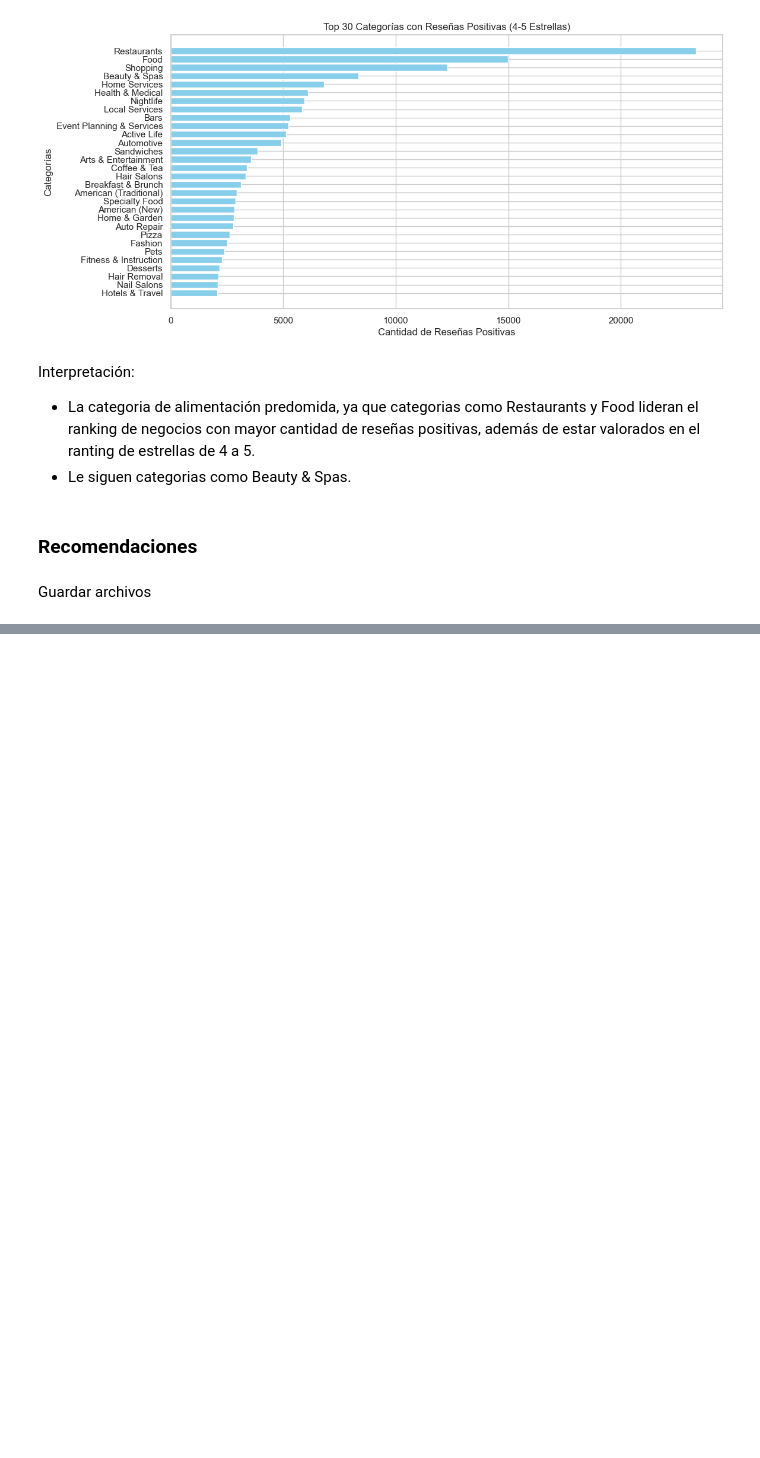
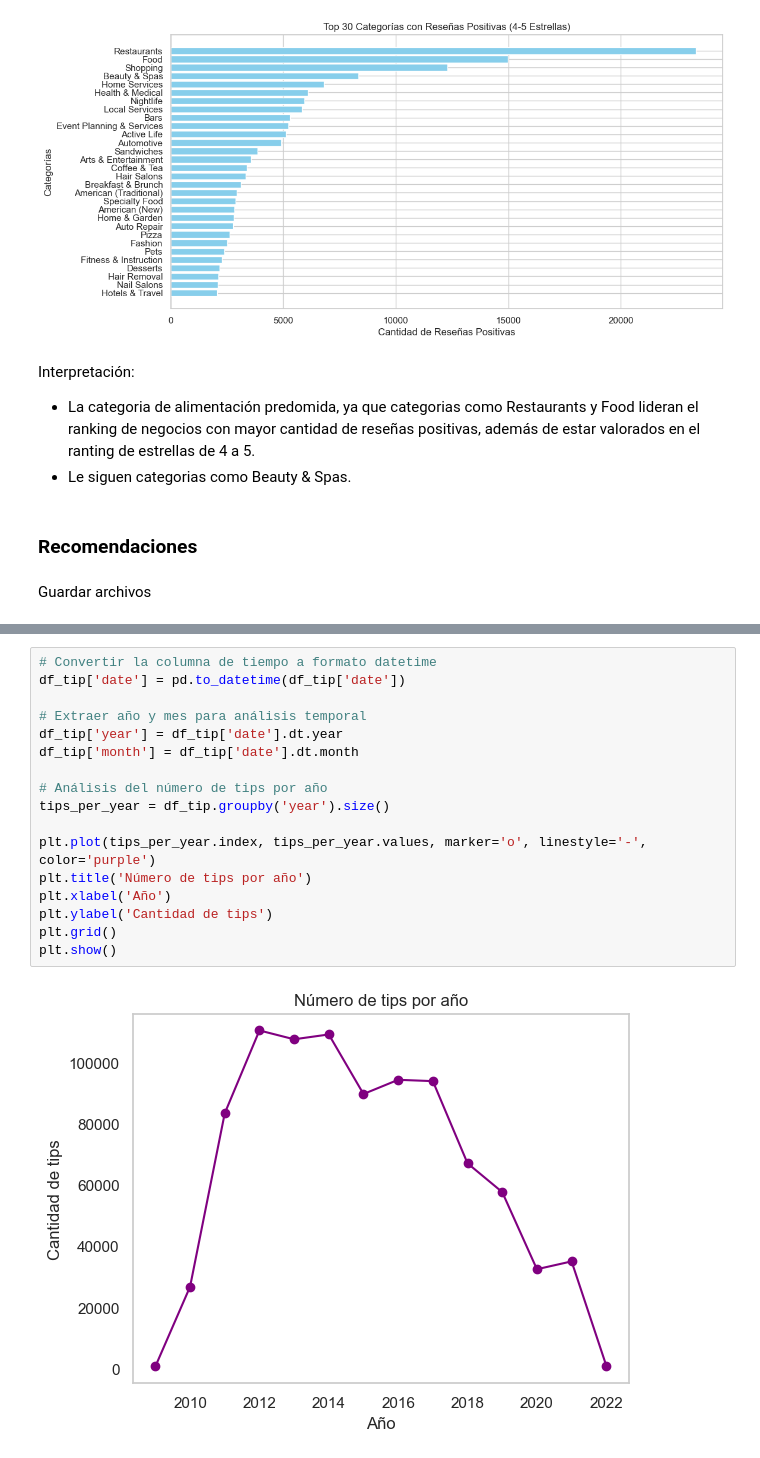
Before and after one commit to JossySharry/Proyecto_Yelp_GoogleMaps, a Jupyter notebook: Sprint_1/ETL_EDA_Yelp.ipynb, the cells around one changed output, grey strips where cells are left out. Cells and saved outputs as stored; diff of their text form; blank space fills up the shorter version.

```diff
--- a/Sprint_1/ETL_EDA_Yelp.ipynb
+++ b/Sprint_1/ETL_EDA_Yelp.ipynb
@@ -266,0 +369,19 @@ Guardar archivos
+# %%
+# Convertir la columna de tiempo a formato datetime
+df_tip['date'] = pd.to_datetime(df_tip['date'])
+
+# Extraer año y mes para análisis temporal
+df_tip['year'] = df_tip['date'].dt.year
+df_tip['month'] = df_tip['date'].dt.month
+
+# Análisis del número de tips por año
+tips_per_year = df_tip.groupby('year').size()
+
+plt.plot(tips_per_year.index, tips_per_year.values, marker='o', linestyle='-', color='purple')
+plt.title('Número de tips por año')
+plt.xlabel('Año')
+plt.ylabel('Cantidad de tips')
+plt.grid()
+plt.show()
+# %% [output]
+[figure, added]
```
Also changed, not shown: parts of 62 cells of this notebook.
